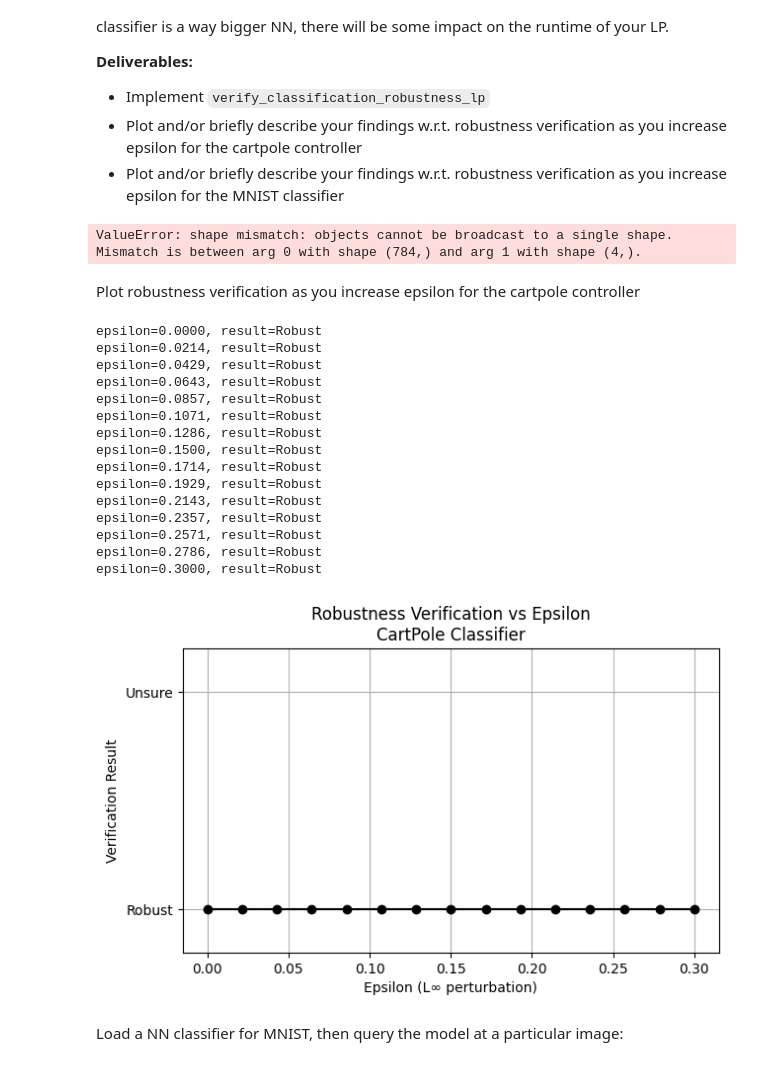
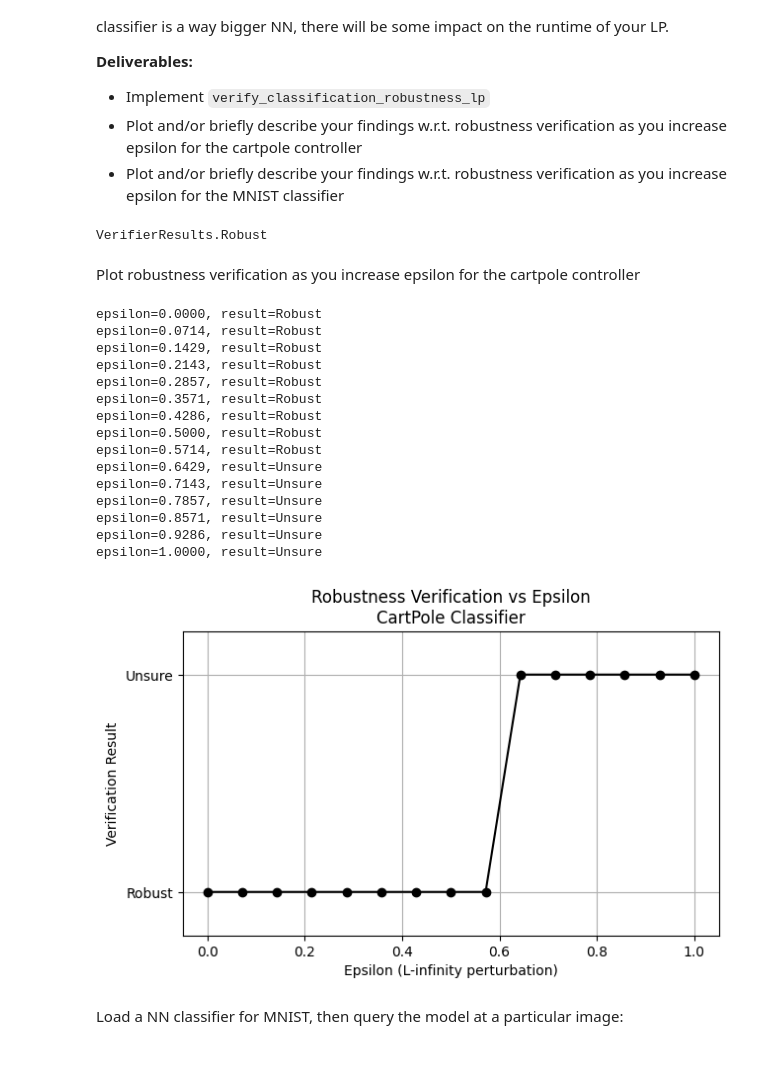
Before and after one commit to kmuenpra/EECE7268, a Jupyter notebook: EECE7268_HW2.ipynb, the cells around one changed output. Drawn from its saved outputs; the diff is of its cells as text; code cells hidden in the pictures.

```diff
--- a/EECE7268_HW2.ipynb
+++ b/EECE7268_HW2.ipynb
@@ -429,7 +431,7 @@ def verify_classification_robustness_lp(nnet_filename: str, input_range: np.ndar
               y[j] >= z[j],
               y[j] <= u_j*a[j],
               y[j] >= 0
-          ]
+          ] #from class LP relaxation
 
       l_in, u_in = np.maximum(0, l_z), np.maximum(0, u_z)
       y_prev = y
@@ -437,7 +439,7 @@ def verify_classification_robustness_lp(nnet_filename: str, input_range: np.ndar
   f_out = Ws[-1] @ y_prev + bs[-1]
 
   # Verify classification robustness: for every other class i
-  n_classes = f_out.shape[0]
+  n_classes = 2 #Left or Right
   for i in range(n_classes):
       if i == k_star:
           continue
@@ -459,57 +461,57 @@ def verify_classification_robustness_lp(nnet_filename: str, input_range: np.ndar
 verifier_result = verify_classification_robustness_lp(nnet_filename, input_range)
 print(verifier_result)
 # %% [output]
-ValueError: shape mismatch: objects cannot be broadcast to a single shape.  Mismatch is between arg 0 with shape (784,) and arg 1 with shape (4,).
+VerifierResults.Robust
 # %% [markdown]
 Plot robustness verification as you increase epsilon for the cartpole controller
 # %%
 import matplotlib.pyplot as plt
 
 nnet_filename = "/content/cartpole_nnet-1.nnet"
-nominal_input = np.array([0.0, 0.0, 0.0, 0.0])
+nominal_input = torch.Tensor([[0., 0.1, 0.2, 0.3]]) # these 4 values correspond to the 4 states in cartpole
 dims = 4
-epsilons = np.linspace(0.0, 0.3, 15)
+epsilons = np.linspace(0.0, 1, 15)
 
 
 results = []
 for eps in epsilons:
     if isinstance(eps, float):
         eps_vec = eps * np.ones((dims,))
     else:
         eps_vec = eps
 
     input_range = nominal_and_epsilon_to_range(nominal_input, eps_vec)
     result = verify_classification_robustness_lp(nnet_filename, input_range)
     results.append(result.value)  # use enum value (0 = Robust, 1 = Unsure)
     print(f"epsilon={eps:.4f}, result={result.name}")
 
 # Plot
 plt.figure(figsize=(7, 4))
 plt.plot(epsilons, results, marker='o', color='black')
 plt.yticks([0, 1], ["Robust", "Unsure"])
-plt.xlabel("Epsilon (L∞ perturbation)")
+plt.xlabel("Epsilon (L-infinity perturbation)")
 plt.ylabel("Verification Result")
 plt.title(f"Robustness Verification vs Epsilon\n{"CartPole Classifier"}")
 plt.grid(True)
 plt.ylim(-0.2, 1.2)
 plt.show()
 # %% [output]
 epsilon=0.0000, result=Robust
-epsilon=0.0214, result=Robust
-epsilon=0.0429, result=Robust
-epsilon=0.0643, result=Robust
-epsilon=0.0857, result=Robust
-epsilon=0.1071, result=Robust
-epsilon=0.1286, result=Robust
-epsilon=0.1500, result=Robust
-epsilon=0.1714, result=Robust
-epsilon=0.1929, result=Robust
+epsilon=0.0714, result=Robust
+epsilon=0.1429, result=Robust
 epsilon=0.2143, result=Robust
-epsilon=0.2357, result=Robust
-epsilon=0.2571, result=Robust
-epsilon=0.2786, result=Robust
-epsilon=0.3000, result=Robust
+epsilon=0.2857, result=Robust
+epsilon=0.3571, result=Robust
+epsilon=0.4286, result=Robust
+epsilon=0.5000, result=Robust
+epsilon=0.5714, result=Robust
+epsilon=0.6429, result=Unsure
+epsilon=0.7143, result=Unsure
+epsilon=0.7857, result=Unsure
+epsilon=0.8571, result=Unsure
+epsilon=0.9286, result=Unsure
+epsilon=1.0000, result=Unsure
-[figure, old version]
+[figure, new version]
 # %% [markdown]
 Load a NN classifier for MNIST, then query the model at a particular image:
 # %%
```
Also changed, not shown: parts of 5 cells of this notebook.
